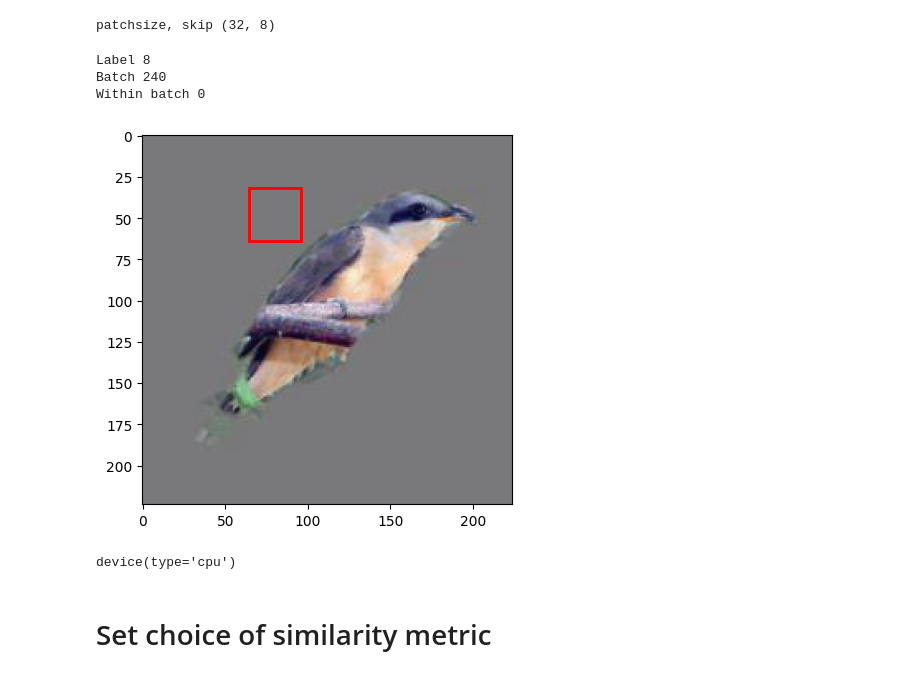
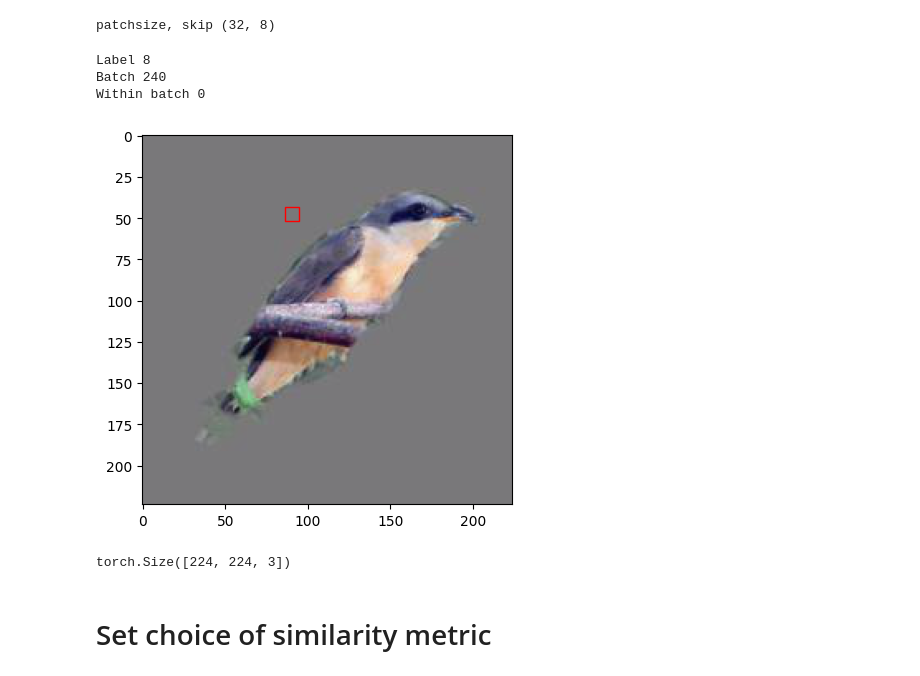
Before and after one commit to harishB97/PIPNet, a Jupyter notebook: MIPS-Stage1.ipynb, the cells around one changed output. Drawn from its saved outputs; the diff is of its cells as text; code cells hidden in the pictures.

```diff
--- a/MIPS-Stage1.ipynb
+++ b/MIPS-Stage1.ipynb
@@ -701,13 +639,29 @@ IMAGE_IDX_IN_CLASS = 0 # ALWAYS CONSIDERING THE FIRST IMAGE IN EACH CLASS
 # print('Batch', I)
 # print('Within batch', BATCH_IDX)
 
+# # background close to rear of head, initially tested with this
+# LABEL = 8
+# I, BATCH_IDX, IMAGE = class_images[LABEL][IMAGE_IDX_IN_CLASS]
+# H_IDX, W_IDX = 4, 8
+# print('Label', LABEL)
+# print('Batch', I)
+# print('Within batch', BATCH_IDX)
+
 # background close to rear of head
 LABEL = 8
 I, BATCH_IDX, IMAGE = class_images[LABEL][IMAGE_IDX_IN_CLASS]
-H_IDX, W_IDX = 4, 8
+H_IDX, W_IDX = 5, 10
 print('Label', LABEL)
 print('Batch', I)
 print('Within batch', BATCH_IDX)
+
+# # background close to rear of head
+# LABEL = 8
+# I, BATCH_IDX, IMAGE = class_images[LABEL][IMAGE_IDX_IN_CLASS]
+# H_IDX, W_IDX = 5, 10
+# print('Label', LABEL)
+# print('Batch', I)
+# print('Within batch', BATCH_IDX)
 
 # # duck face
 # LABEL = 1
@@ -762,42 +716,47 @@ print('Within batch', BATCH_IDX)
 # I, BATCH_IDX, IMAGE = class_images[LABEL][IMAGE_IDX_IN_CLASS]
 # H_IDX, W_IDX = 2, 8
 # print('Label', LABEL)
 # print('Batch', I)
 # print('Within batch', BATCH_IDX)
 
-h_coor_min, h_coor_max, w_coor_min, w_coor_max = get_img_coordinates(
-                img_size, softmaxes_shape, patchsize, skip, H_IDX, W_IDX
-                )
+h_coor_min = H_IDX * (img_size / args.wshape)
+h_coor_max = (H_IDX + 1) * (img_size / args.wshape)
+w_coor_min = (W_IDX) * (img_size / args.wshape)
+w_coor_max = (W_IDX + 1) * (img_size / args.wshape)
+
+# h_coor_min, h_coor_max, w_coor_min, w_coor_max = get_img_coordinates(
+#                 img_size, softmaxes_shape, patchsize, skip, H_IDX, W_IDX
+#                 )
 
 IMAGE = IMAGE.permute(1, 2, 0)  # Convert image to (H, W, C) format
 min_val = IMAGE.min()
 max_val = IMAGE.max()
 IMAGE = (IMAGE - min_val) / (max_val - min_val)
 
 # Plot bounding box with the selected color
 plt.imshow(IMAGE)
 plt.gca().add_patch(
     plt.Rectangle(
         (w_coor_min, h_coor_min),
         w_coor_max - w_coor_min,
         h_coor_max - h_coor_min,
         fill=False,
         edgecolor='red',
-        linewidth=2
+        linewidth=1
     )
 )
 plt.show()
 
 # ref_vector = normalized_all_features[(I*BATCH_SIZE + BATCH_IDX)*(args.wshape ** 2) + H_IDX*args.wshape + W_IDX]
 # %% [output]
 Label 8
 Batch 240
 Within batch 0
-[figure, old version]
+[figure, new version]
-# %%
-IMAGE.device
-# %% [output]
-device(type='cpu')
+# %%
+IMAGE.shape
+# %% [output]
+torch.Size([224, 224, 3])
 # %% [markdown]
 # Set choice of similarity metric
 # %%
```
Also changed, not shown: parts of 11 cells of this notebook, 10 other files.
